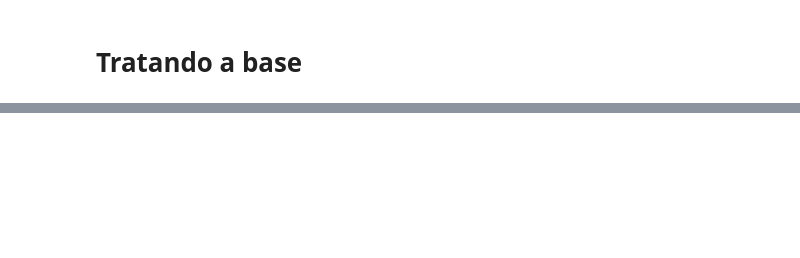
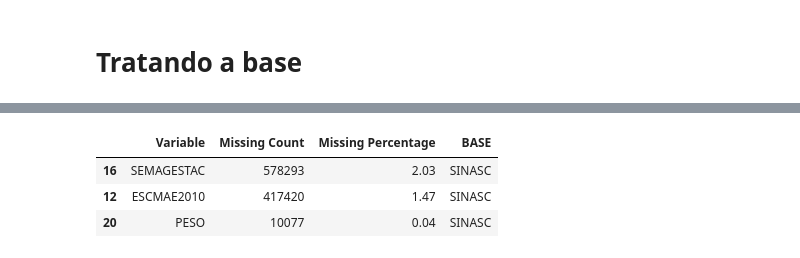
Before and after one commit to mtt89/rr_obito_fetal, a Jupyter notebook: apend_trat_base_sinasc.ipynb, the cells around one changed output, grey strips where cells are left out. Drawn from its saved outputs; the diff is of its cells as text; code cells hidden in the pictures; blank space fills up the shorter version.

```diff
--- a/apend_trat_base_sinasc.ipynb
+++ b/apend_trat_base_sinasc.ipynb
@@ -129,15 +149,20 @@ df_duplicados.value_counts(['ano_nasc', 'res_SIGLA_UF'])
 # %%
 # Counting missing values
-df_sinasc_ = df_sinasc[df_sinasc['FLAG_BASE']=='SIM_DOFET']
-missing_count_sim_dofet = df_sim.isnull().sum()  # counts the null values in each column
-missing_percent_sim_dofet = round((missing_count_sim_dofet / len(df_sim)) * 100,2)  # calculates the percentage of null values
-missing_data_sim_dofet = pd.DataFrame({'Missing Count': missing_count_sim_dofet, 'Missing Percentage': missing_percent_sim_dofet})
-missing_data_sim_dofet.index.name = 'Variable'  # sets the index name to 'Variable'
-missing_data_sim_dofet.reset_index(inplace=True)  # resets the index to make 'Variable' a column
-missing_data_sim_dofet['BASE'] = 'SIM_DOFET'
+df_sinasc_ = df_sinasc[df_sinasc['FLAG_BASE']=='SINASC']
+missing_count_sinasc = df_sinasc_.isnull().sum()  # counts the null values in each column
+missing_percent_sinasc = round((missing_count_sinasc / len(df_sinasc_)) * 100,2)  # calculates the percentage of null values
+missing_data_sinasc = pd.DataFrame({'Missing Count': missing_count_sinasc, 'Missing Percentage': missing_percent_sinasc})
+missing_data_sinasc.index.name = 'Variable'  # sets the index name to 'Variable'
+missing_data_sinasc.reset_index(inplace=True)  # resets the index to make 'Variable' a column
+missing_data_sinasc['BASE'] = 'SINASC'
 
 
 # Sorting the DataFrame by the highest missing frequencies
-missing_data_sorted = missing_data_sim_dofet.sort_values(by=['BASE', 'Missing Count'], ascending=False)
+missing_data_sorted = missing_data_sinasc.sort_values(by=['BASE', 'Missing Count'], ascending=False)
 
 missing_data_sorted[missing_data_sorted['Missing Percentage'] > 0]
+# %% [output]
+|  | Variable | Missing Count | Missing Percentage | BASE |
+| 16 | SEMAGESTAC | 578293 | 2.03 | SINASC |
+| 12 | ESCMAE2010 | 417420 | 1.47 | SINASC |
+| 20 | PESO | 10077 | 0.04 | SINASC |
```
Also changed, not shown: parts of 42 cells of this notebook, 1 other file.
